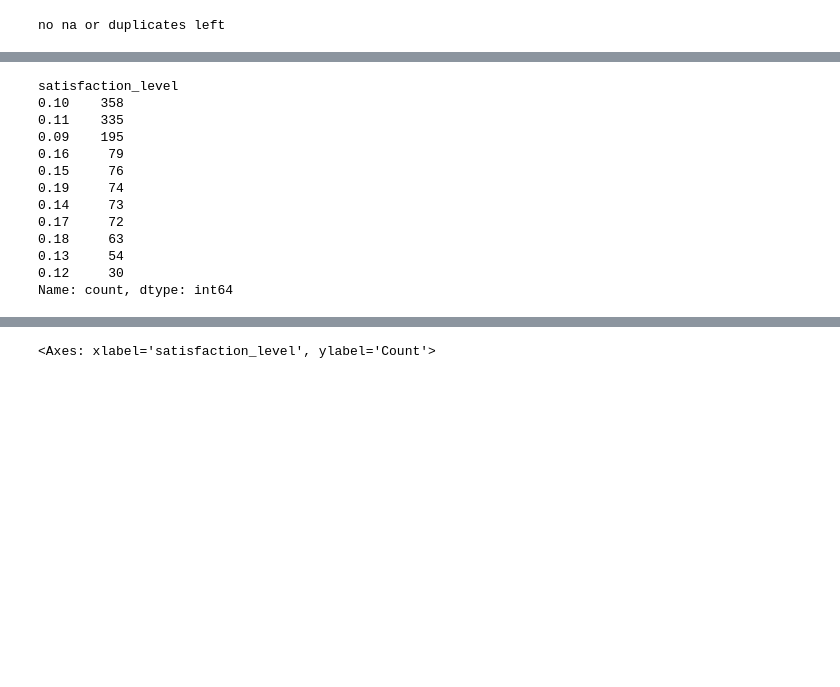
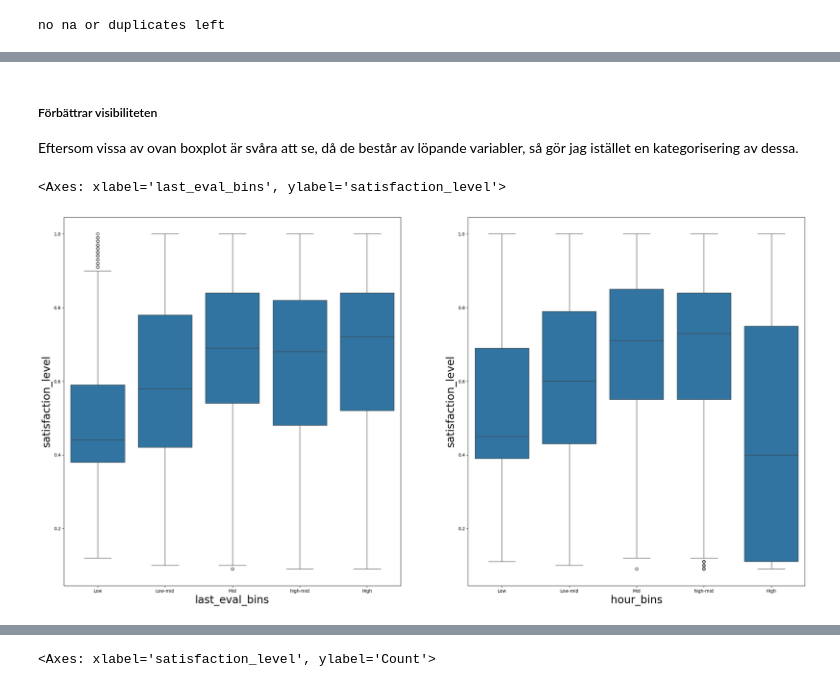
Before and after one commit to DaDrummerthe1st/DATA24HEL_SDS35, a Jupyter notebook: kunskapskontroll_1/Mina_svar_kunskapskontroll1.ipynb, the cells around one changed output, grey strips where cells are left out. Drawn from its saved outputs; the diff is of its cells as text; code cells hidden in the pictures; blank space fills up the shorter version.

```diff
--- a/kunskapskontroll_1/Mina_svar_kunskapskontroll1.ipynb
+++ b/kunskapskontroll_1/Mina_svar_kunskapskontroll1.ipynb
@@ -221,16 +243,13 @@ after flatten(8,)
-# %%
-df[df["satisfaction_level"] < 0.2]["satisfaction_level"].value_counts()
-# %% [output]
-satisfaction_level
-0.10    358
-0.11    335
-0.09    195
-0.16     79
-0.15     76
-0.19     74
-0.14     73
-0.17     72
-0.18     63
-0.13     54
-0.12     30
-Name: count, dtype: int64
+# %% [markdown]
+##### Förbättrar visibiliteten
+Eftersom vissa av ovan boxplot är svåra att se, då de består av löpande variabler, så gör jag istället en kategorisering av dessa.
+# %%
+df['hour_bins'] = pd.cut(df['average_montly_hours'], bins=5, retbins=False, labels=["Low", "Low-mid", "Mid", "high-mid", "High"])
+df['last_eval_bins'] = pd.cut(df['last_evaluation'], bins=5, retbins=False, labels=["Low", "Low-mid", "Mid", "high-mid", "High"])
+
+fig, axs = plt.subplots(1, 2, figsize=(30, 15))
+sns.boxplot(df, x='hour_bins', y='satisfaction_level', ax=axs[1])
+sns.boxplot(df, x='last_eval_bins', y='satisfaction_level', ax=axs[0])
+# %% [output]
+<Axes: xlabel='last_eval_bins', ylabel='satisfaction_level'>
+[figure, added]
```
Also changed, not shown: parts of 16 cells of this notebook.
